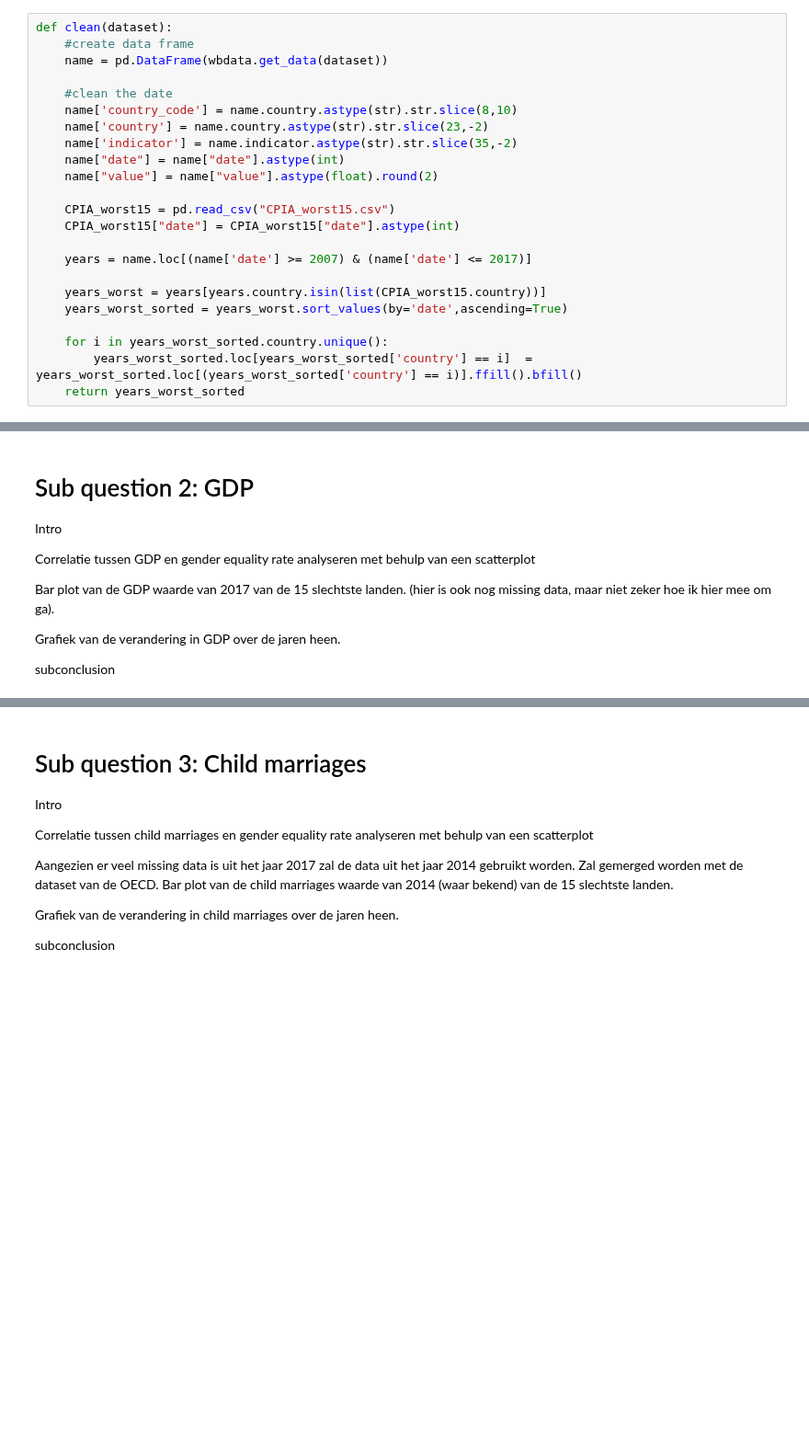
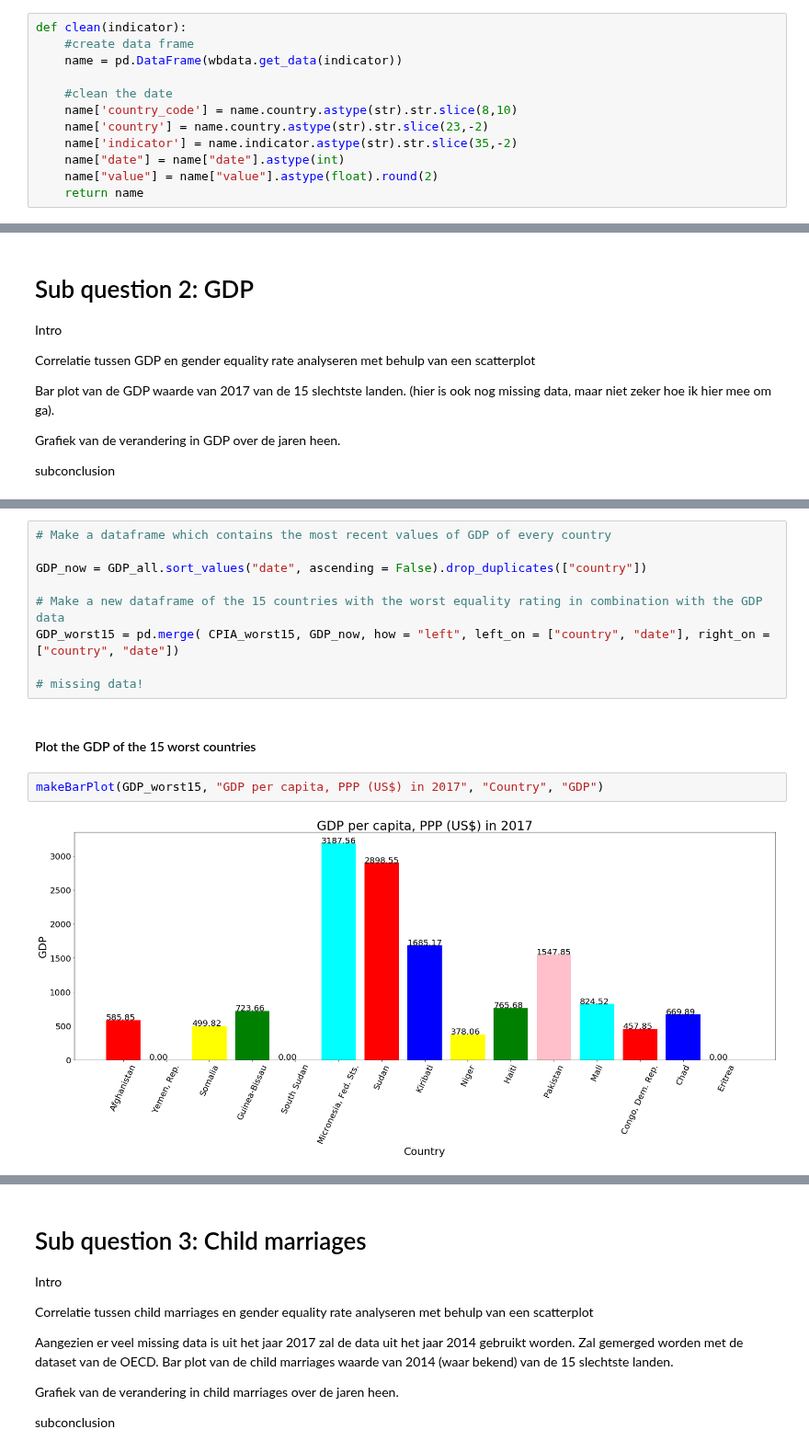
Before and after one commit to omar-d/EPA-WB-Equity, a Jupyter notebook: Final_Assignment.ipynb, the cells around one changed output, grey strips where cells are left out. Shown at 92% size. Cells and saved outputs as stored; diff of their text form; blank space fills up the shorter version.

```diff
--- a/Final_Assignment.ipynb
+++ b/Final_Assignment.ipynb
@@ -79,9 +80,9 @@ OECD_df['indicator']= 'Percentage of women married between 15-19 years of age'
 # %% [markdown]
 This function is for cleaning the data from the world Bank datasets. A data frame is created, the data in this frame will be cleaned. Then the earlier determined 15 countries with the worst Gender equality rate are filtered from the data frame, combined with the years 2007 till 2017. Last the data frame will be sorted from worst to less bad and the missing data is filled in.
 # %%
-def clean(dataset):
+def clean(indicator):
     #create data frame
-    name = pd.DataFrame(wbdata.get_data(dataset))
+    name = pd.DataFrame(wbdata.get_data(indicator))
 
     #clean the date
     name['country_code'] = name.country.astype(str).str.slice(8,10)
@@ -89,18 +90,7 @@ def clean(dataset):
     name['indicator'] = name.indicator.astype(str).str.slice(35,-2)
     name["date"] = name["date"].astype(int)
     name["value"] = name["value"].astype(float).round(2)
-
-    CPIA_worst15 = pd.read_csv("CPIA_worst15.csv")
-    CPIA_worst15["date"] = CPIA_worst15["date"].astype(int)
-
-    years = name.loc[(name['date'] >= 2007) & (name['date'] <= 2017)]
-
-    years_worst = years[years.country.isin(list(CPIA_worst15.country))]
-    years_worst_sorted = years_worst.sort_values(by='date',ascending=True)
-
-    for i in years_worst_sorted.country.unique():
-        years_worst_sorted.loc[years_worst_sorted['country'] == i]  = years_worst_sorted.loc[(years_worst_sorted['country'] == i)].ffill().bfill()
-    return years_worst_sorted
+    return name
 # %% [markdown]
 This function is for making a line plot of certain dataframes.
 # %%
@@ -153,0 +214,15 @@ subconclusion
+# %%
+# Make a dataframe which contains the most recent values of GDP of every country
+
+GDP_now = GDP_all.sort_values("date", ascending = False).drop_duplicates(["country"])
+
+# Make a new dataframe of the 15 countries with the worst equality rating in combination with the GDP data
+GDP_worst15 = pd.merge( CPIA_worst15, GDP_now, how = "left", left_on = ["country", "date"], right_on = ["country", "date"])
+
+# missing data!
+# %% [markdown]
+#### Plot the GDP of the 15 worst countries
+# %%
+makeBarPlot(GDP_worst15, "GDP per capita, PPP (US$) in 2017", "Country", "GDP")
+# %% [output]
+[figure, added]
```
Also changed, not shown: parts of 11 cells of this notebook.
